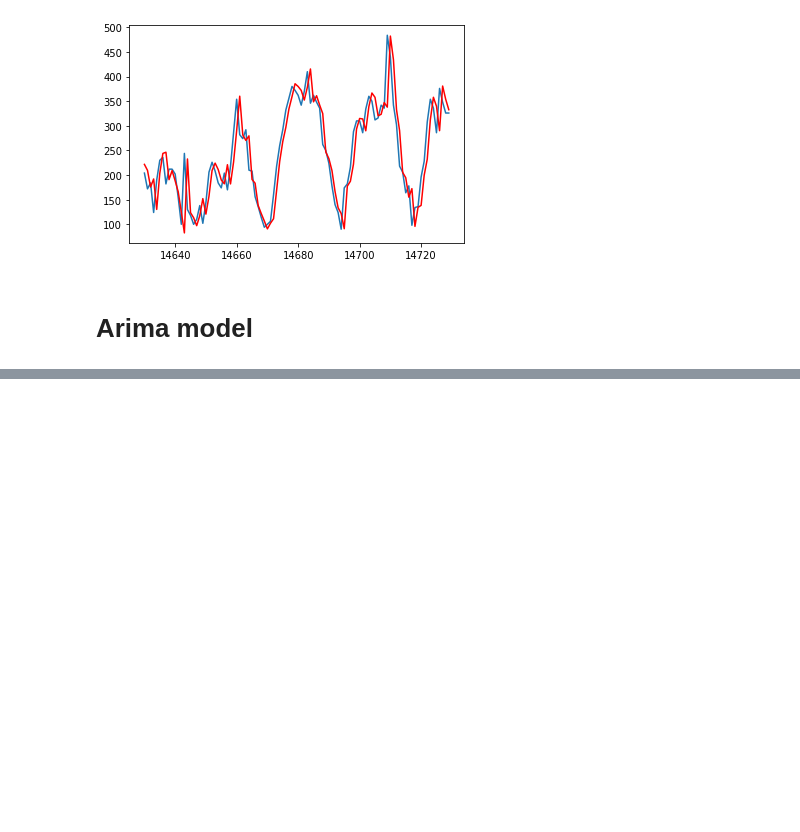
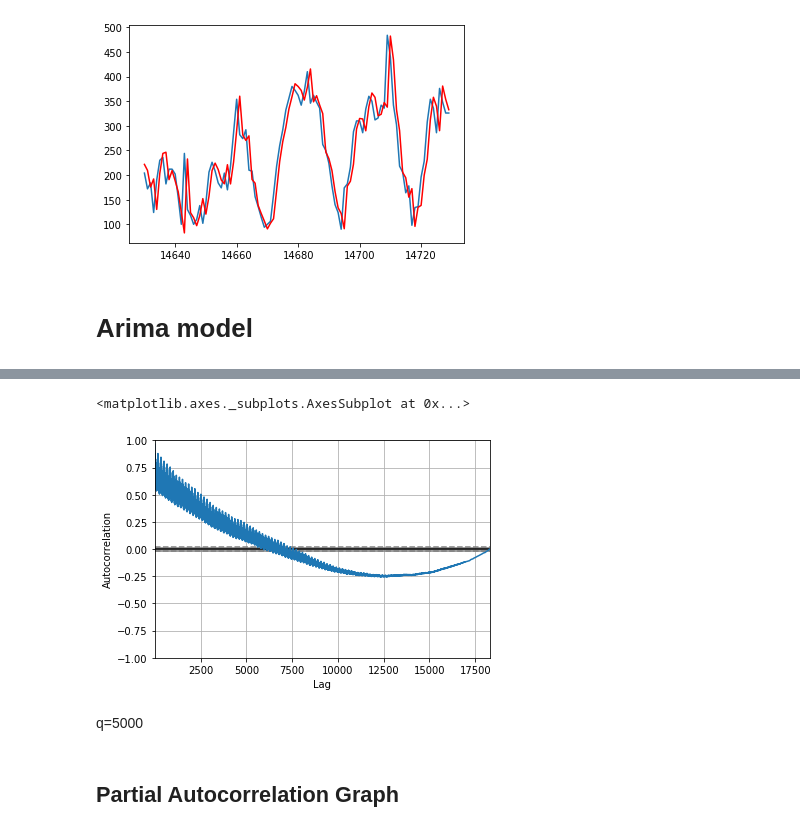
Before and after one commit to ehsansam69/Time-series-analyzing, a Jupyter notebook: 1st.ipynb, the cells around one changed output, grey strips where cells are left out. Saved outputs shown, nothing was run; the diff lists cells and outputs as text; code cells hidden in the pictures; blank space fills up the shorter version.

```diff
--- a/1st.ipynb
+++ b/1st.ipynb
@@ -380,0 +393,9 @@ plt.plot(predictions_resid[0:100], color='red')
+# %%
+autocorrelation_plot(df['Count'])
+# %% [output]
+<matplotlib.axes._subplots.AxesSubplot at 0x...>
+[figure, added]
+# %% [markdown]
+q=5000
+# %% [markdown]
+## Partial Autocorrelation Graph
```
Also changed, not shown: parts of 21 cells of this notebook.
